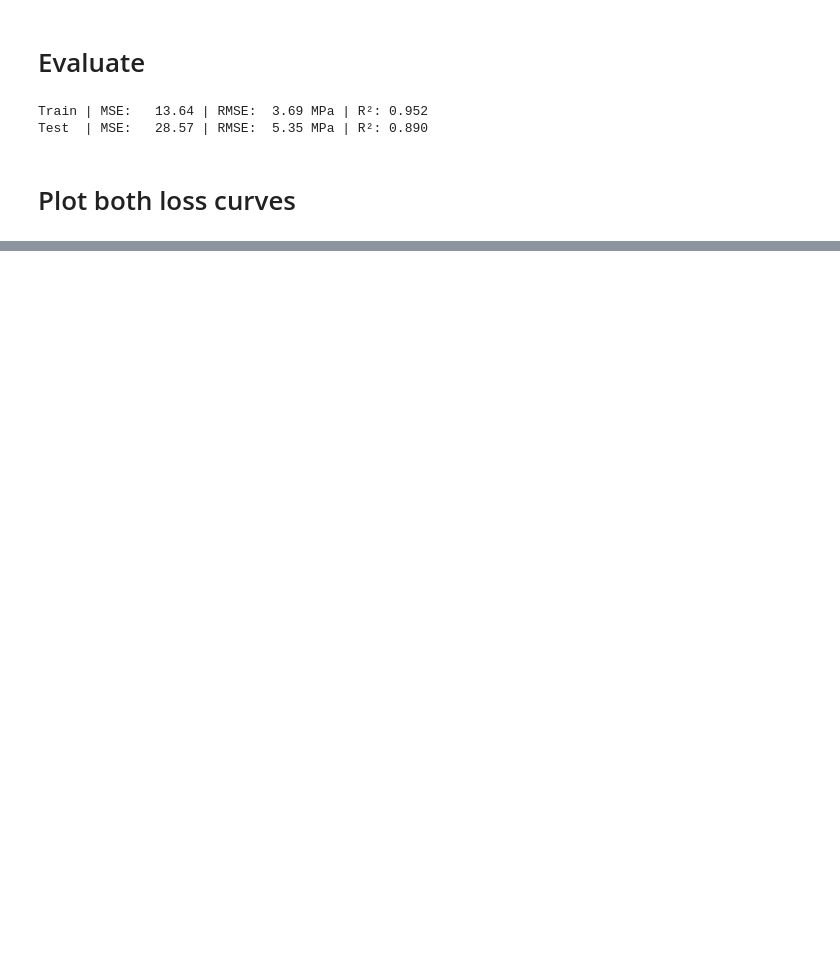
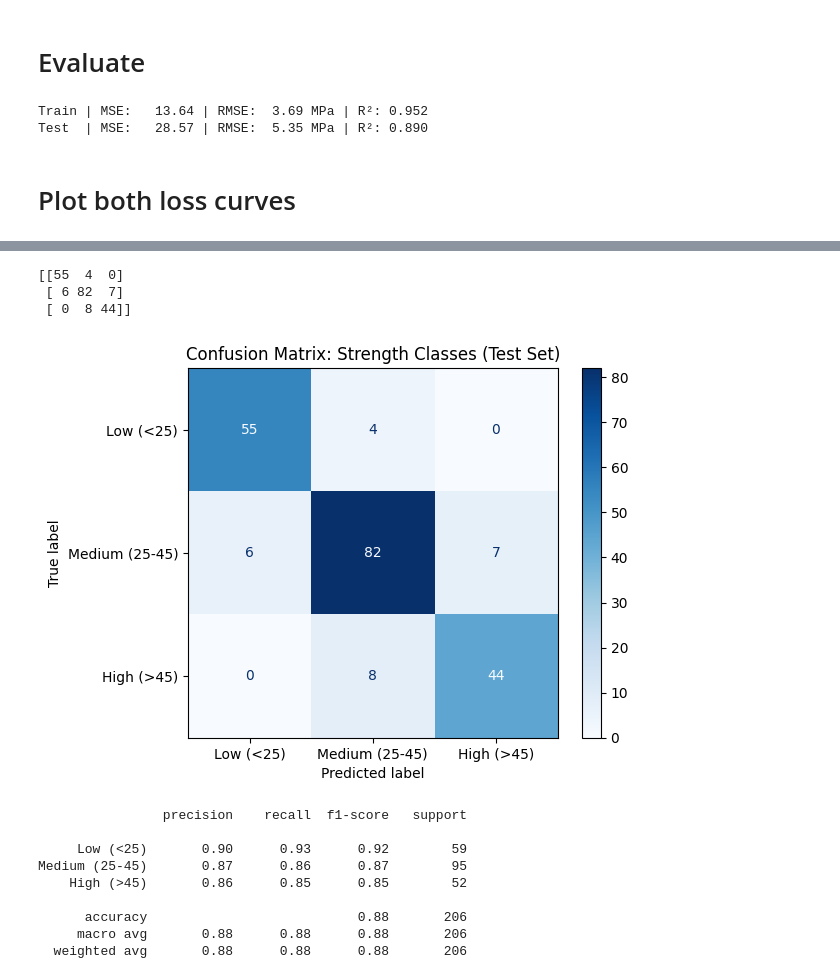
Before and after one commit to nayeem29dse/Concrete-Strength-Prediction-with-Neural-Network, a Jupyter notebook: Analysis.ipynb, the cells around one changed output, grey strips where cells are left out. Cells and saved outputs as stored; diff of their text form; code cells hidden in the pictures; blank space fills up the shorter version.

Commit message:
Confusion matrix with classification

```diff
--- a/Analysis.ipynb
+++ b/Analysis.ipynb
@@ -407,0 +411,41 @@ plt.show()
+# %%
+import numpy as np
+from sklearn.metrics import confusion_matrix, ConfusionMatrixDisplay, classification_report
+
+# Get predictions from your trained network
+net.eval()
+with torch.no_grad():
+    y_pred_test = net(X_test).numpy().flatten()
+y_true_test = y_test.numpy().flatten()
+
+# Define bins: Low < 25, Medium 25-45, High > 45 MPa
+bins = [25, 45]
+labels = ["Low (<25)", "Medium (25-45)", "High (>45)"]
+
+true_classes = np.digitize(y_true_test, bins)
+pred_classes = np.digitize(y_pred_test, bins)
+
+# Confusion matrix
+cm = confusion_matrix(true_classes, pred_classes)
+print(cm)
+
+disp = ConfusionMatrixDisplay(confusion_matrix=cm, display_labels=labels)
+disp.plot(cmap="Blues", values_format="d")
+plt.title("Confusion Matrix: Strength Classes (Test Set)")
+plt.show()
+
+print(classification_report(true_classes, pred_classes, target_names=labels))
+# %% [output]
+[[55  4  0]
+ [ 6 82  7]
+ [ 0  8 44]]
+[figure, added]
+                precision    recall  f1-score   support
+
+     Low (<25)       0.90      0.93      0.92        59
+Medium (25-45)       0.87      0.86      0.87        95
+    High (>45)       0.86      0.85      0.85        52
+
+      accuracy                           0.88       206
+     macro avg       0.88      0.88      0.88       206
+  weighted avg       0.88      0.88      0.88       206
```
Also changed, not shown: parts of 4 cells of this notebook.
